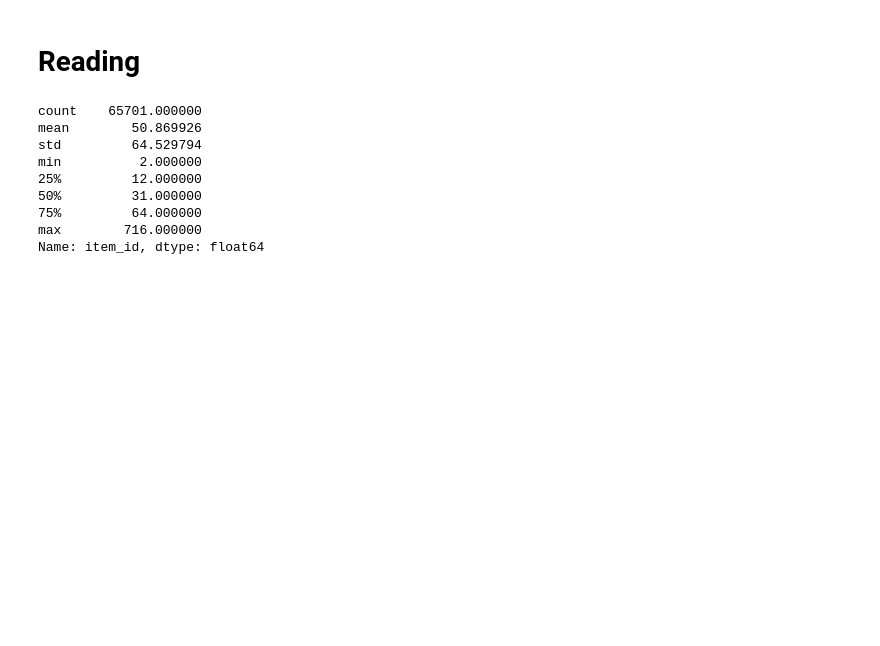
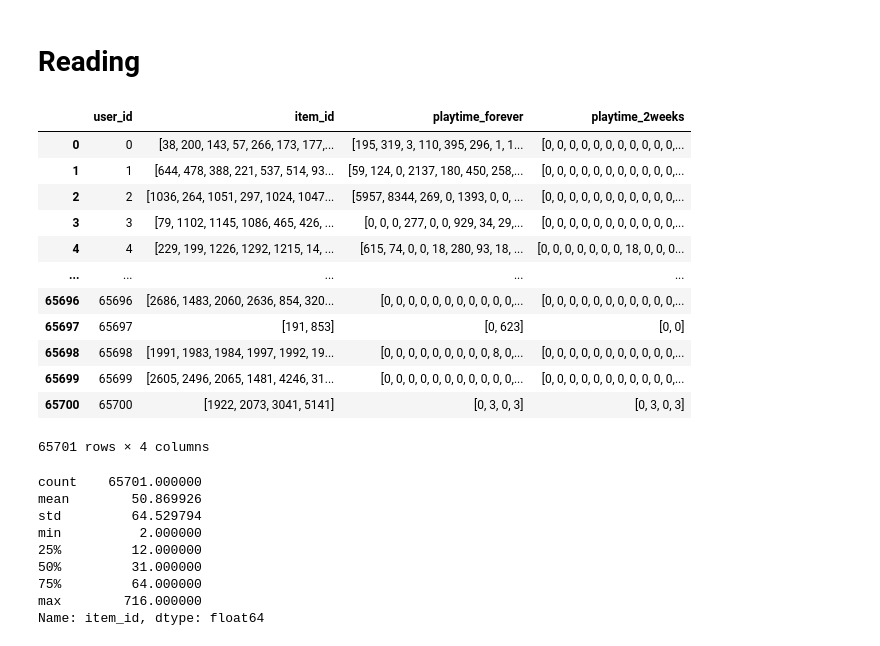
Before and after one commit to jdepreter/ai-project, a Jupyter notebook: rbm_notebook_inventory.ipynb, the cells around one changed output. Saved outputs shown, nothing was run; the diff lists cells and outputs as text; code cells hidden in the pictures; blank space fills up the shorter version.

```diff
--- a/rbm_notebook_inventory.ipynb
+++ b/rbm_notebook_inventory.ipynb
@@ -136,6 +146,22 @@ def parse_csv(filename):
 # %%
 train0 = parse_csv("stijn-data/train_split_0.csv")
 test0 = parse_csv("stijn-data/test_split_0.csv")
+# %%
+train0
+# %% [output]
+|  | user_id | item_id | playtime_forever | playtime_2weeks |
+| 0 | 0 | [38, 200, 143, 57, 266, 173, 177,... | [195, 319, 3, 110, 395, 296, 1, 1... | [0, 0, 0, 0, 0, 0, 0, 0, 0, 0, 0,... |
+| 1 | 1 | [644, 478, 388, 221, 537, 514, 93... | [59, 124, 0, 2137, 180, 450, 258,... | [0, 0, 0, 0, 0, 0, 0, 0, 0, 0, 0,... |
+| 2 | 2 | [1036, 264, 1051, 297, 1024, 1047... | [5957, 8344, 269, 0, 1393, 0, 0, ... | [0, 0, 0, 0, 0, 0, 0, 0, 0, 0, 0,... |
+| 3 | 3 | [79, 1102, 1145, 1086, 465, 426, ... | [0, 0, 0, 277, 0, 0, 929, 34, 29,... | [0, 0, 0, 0, 0, 0, 0, 0, 0, 0, 0,... |
+| 4 | 4 | [229, 199, 1226, 1292, 1215, 14, ... | [615, 74, 0, 0, 18, 280, 93, 18, ... | [0, 0, 0, 0, 0, 0, 0, 18, 0, 0, 0... |
+| ... | ... | ... | ... | ... |
+| 65696 | 65696 | [2686, 1483, 2060, 2636, 854, 320... | [0, 0, 0, 0, 0, 0, 0, 0, 0, 0, 0,... | [0, 0, 0, 0, 0, 0, 0, 0, 0, 0, 0,... |
+| 65697 | 65697 | [191, 853] | [0, 623] | [0, 0] |
+| 65698 | 65698 | [1991, 1983, 1984, 1997, 1992, 19... | [0, 0, 0, 0, 0, 0, 0, 0, 0, 8, 0,... | [0, 0, 0, 0, 0, 0, 0, 0, 0, 0, 0,... |
+| 65699 | 65699 | [2605, 2496, 2065, 1481, 4246, 31... | [0, 0, 0, 0, 0, 0, 0, 0, 0, 0, 0,... | [0, 0, 0, 0, 0, 0, 0, 0, 0, 0, 0,... |
+| 65700 | 65700 | [1922, 2073, 3041, 5141] | [0, 3, 0, 3] | [0, 3, 0, 3] |
+65701 rows × 4 columns
 # %%
 train0["item_id"].map(len).describe()
 # %% [output]
```
Also changed, not shown: parts of 12 cells of this notebook.
